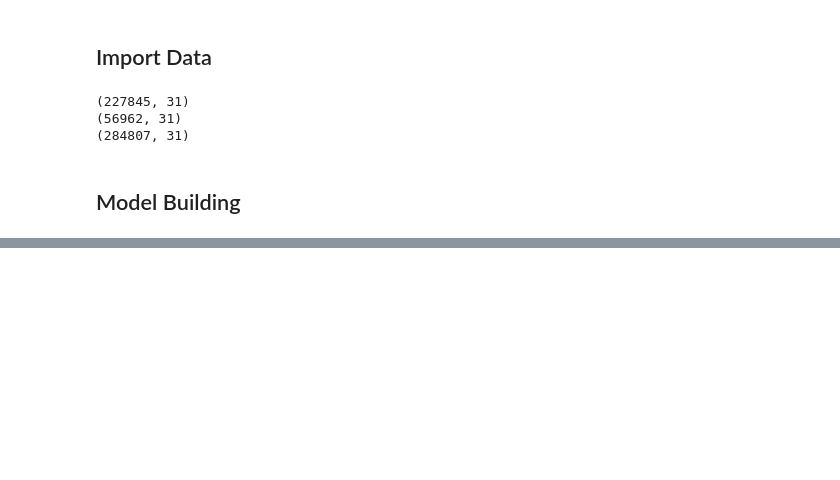
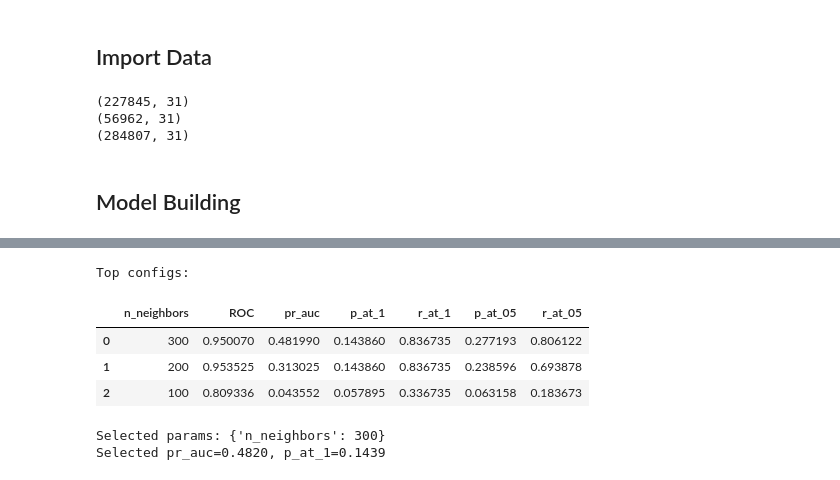
Before and after one commit to LukeHardy721/Fraud-Detection, a Jupyter notebook: notebooks/LOF.ipynb, the cells around one changed output, grey strips where cells are left out. Cells and saved outputs as stored; diff of their text form; code cells hidden in the pictures; blank space fills up the shorter version.

```diff
--- a/notebooks/LOF.ipynb
+++ b/notebooks/LOF.ipynb
@@ -34,0 +108,62 @@ df_unlabelled = df.copy().drop('Class', axis=1)
+# %%
+from sklearn.model_selection import ParameterGrid
+
+PRIMARY   = "pr_auc"
+SECONDARY = "p_at_1"
+
+param_grid = {
+    "n_neighbors": [100, 200, 300], # Narrowed down through multiple iterations
+}
+
+runs = []
+best_tuple = (-np.inf, -np.inf)
+best_params, best_model, best_scores = None, None, None
+
+for params in ParameterGrid(param_grid):
+    lof = LocalOutlierFactor(
+        novelty=True,
+        n_jobs=-1,
+        metric="minkowski",
+        **params
+    )
+    lof.fit(X_sample)
+    scores = -lof.decision_function(X_test)
+
+    roc = roc_auc_score(y_test, scores)
+    pr_auc = average_precision_score(y_test, scores)
+    p_at_1,  r_at_1  = precision_recall_at_k(y_test, scores, k=0.01)
+    p_at_05, r_at_05 = precision_recall_at_k(y_test, scores, k=0.005)
+
+    runs.append({
+        **params,
+        "ROC": roc,
+        "pr_auc": pr_auc,
+        "p_at_1": p_at_1, "r_at_1": r_at_1,
+        "p_at_05": p_at_05, "r_at_05": r_at_05
+    })
+
+    primary_val   = pr_auc if PRIMARY == "pr_auc" else p_at_1
+    secondary_val = p_at_1 if SECONDARY == "p_at_1" else pr_auc
+
+    if (primary_val, secondary_val) > best_tuple:
+        best_tuple  = (primary_val, secondary_val)
+        best_params = params
+        best_model  = lof
+        best_scores = scores
+
+results_df = pd.DataFrame(runs).sort_values(
+    by=[PRIMARY, SECONDARY], ascending=[False, False]
+).reset_index(drop=True)
+
+print("Top configs:")
+display(results_df.head(10))
+print("\nSelected params:", best_params)
+print(f"Selected {PRIMARY}={best_tuple[0]:.4f}, {SECONDARY}={best_tuple[1]:.4f}")
+# %% [output]
+Top configs:
+|  | n_neighbors | ROC | pr_auc | p_at_1 | r_at_1 | p_at_05 | r_at_05 |
+| 0 | 300 | 0.950070 | 0.481990 | 0.143860 | 0.836735 | 0.277193 | 0.806122 |
+| 1 | 200 | 0.953525 | 0.313025 | 0.143860 | 0.836735 | 0.238596 | 0.693878 |
+| 2 | 100 | 0.809336 | 0.043552 | 0.057895 | 0.336735 | 0.063158 | 0.183673 |
+Selected params: {'n_neighbors': 300}
+Selected pr_auc=0.4820, p_at_1=0.1439
```
Also changed, not shown: parts of 21 cells of this notebook, 2 other files.
